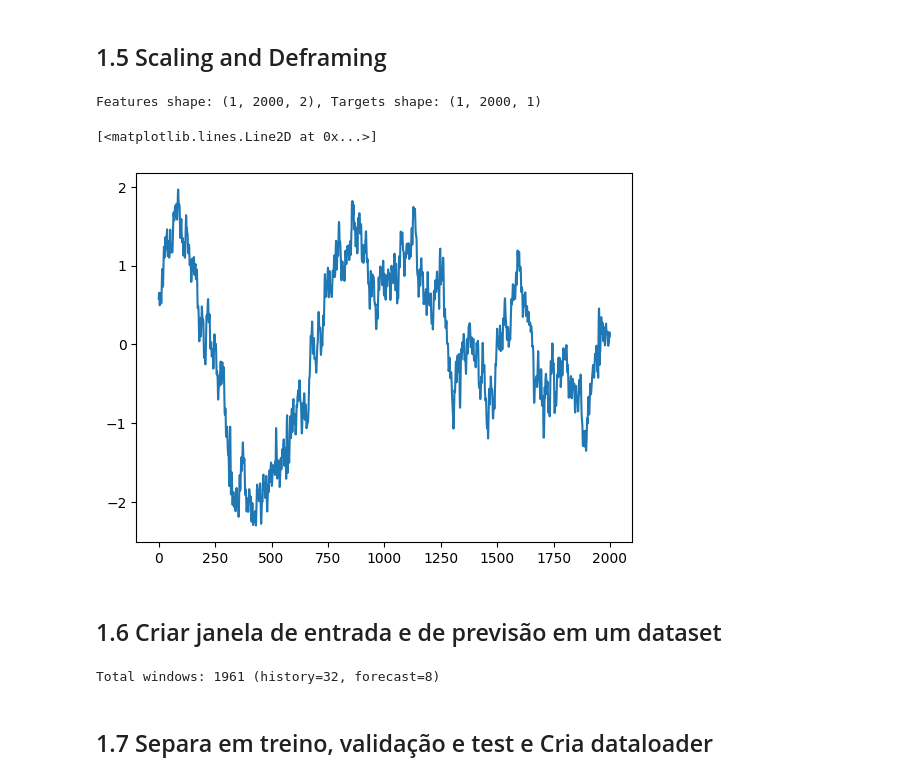
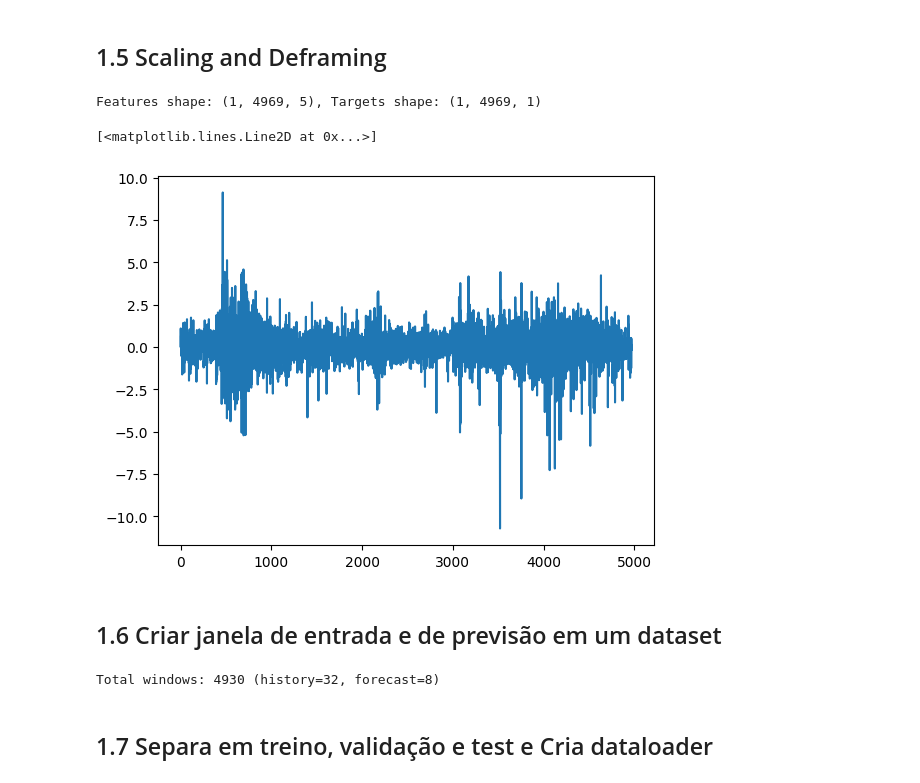
Before and after one commit to c-mmonteiro/t1-algo-feature, a Jupyter notebook: Transformers_stock.ipynb, the cells around one changed output. Drawn from its saved outputs; the diff is of its cells as text; code cells hidden in the pictures.

```diff
--- a/Transformers_stock.ipynb
+++ b/Transformers_stock.ipynb
@@ -103,14 +103,3 @@ plt.plot(df['y'])
 # %% [output]
 [<matplotlib.lines.Line2D at 0x...>]
 [figure]
-# %%
-df['y_filtrado'] = savgol_filter(df['y_detrended'], 8, 3)
-
-plt.plot(df['y'].index, df['y_detrended'], label='De-trended', color='blue')
-plt.plot(df['y'].index, df['y_filtrado'], label='Savgol Filtered', color='green')
-plt.legend()
-plt.title('De-trended Time Series (Linear Regression)')
-plt.xlabel('Time')
-plt.ylabel('y')
-
-plt.tight_layout()
@@ -119,33 +106,33 @@ plt.tight_layout()
 # %% [markdown]
 ## 1.5 Scaling and Deframing
 # %%
-columns_starting_with_x = [col for col in df.columns if col.startswith('x')]
-n_feat = len(columns_starting_with_x)
+columns_atributo = [col for col in df.columns if not col.startswith('y')]
+n_feat = len(columns_atributo)
 n_samples = len(df)
 
-X = df[columns_starting_with_x].values.astype(np.float32).reshape(1, -1, n_feat)
+X = df[columns_atributo].values.astype(np.float32).reshape(1, -1, n_feat)
 
-y = df['y_filtrado'].values.astype(np.float32).reshape(1, -1, 1)
+y = df['y'].values.astype(np.float32).reshape(1, -1, 1)
 
 
 # STANDARDIZATION: critical for training stability
 # Why? Large/varying scales → unstable gradients, slow convergence
 X_mean = X.mean(axis=(0,1), keepdims=True)  # Mean over all samples and timesteps
 X_std  = X.std(axis=(0,1), keepdims=True) + 1e-6  # +epsilon to avoid division by zero
 y_mean = y.mean(axis=(0,1), keepdims=True)
 y_std  = y.std(axis=(0,1), keepdims=True) + 1e-6
 
 X = (X - X_mean) / X_std  # Zero mean, unit variance
 y = (y - y_mean) / y_std
 
 stats = {"X_mean": X_mean, "X_std": X_std, "y_mean": y_mean, "y_std": y_std}
 
 print(f"Features shape: {X.shape}, Targets shape: {y.shape}")
 plt.plot(y[0,:,0])
 # %% [output]
-Features shape: (1, 2000, 2), Targets shape: (1, 2000, 1)
+Features shape: (1, 4969, 5), Targets shape: (1, 4969, 1)
 [<matplotlib.lines.Line2D at 0x...>]
-[figure, old version]
+[figure, new version]
 # %% [markdown]
 ## 1.6 Criar janela de entrada e de previsão em um dataset
 # %%
@@ -226,7 +213,7 @@ T_Y = 8
 ds = WindowedTS(X, y, T_x=T_X, T_y=T_Y)
 print(f"Total windows: {len(ds)} (history={T_X}, forecast={T_Y})")
 # %% [output]
-Total windows: 1961 (history=32, forecast=8)
+Total windows: 4930 (history=32, forecast=8)
 # %% [markdown]
 ## 1.7 Separa em treino, validação e test e Cria dataloader
 # %%
```
Also changed, not shown: parts of 7 cells of this notebook.
